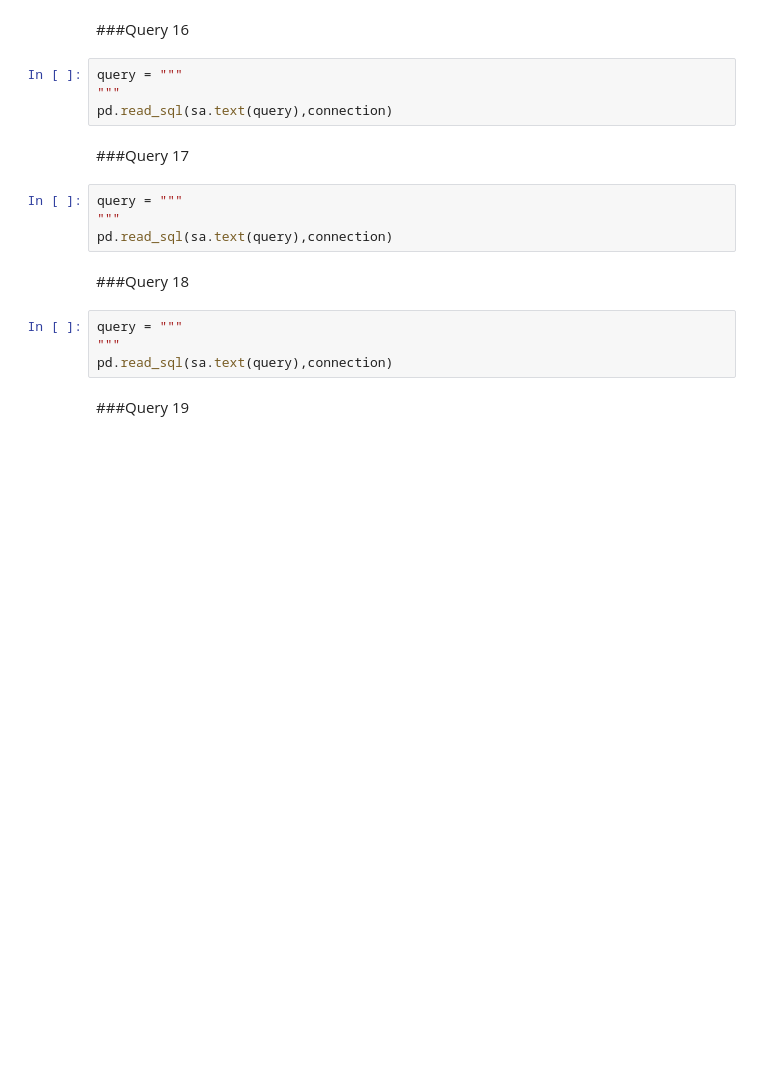
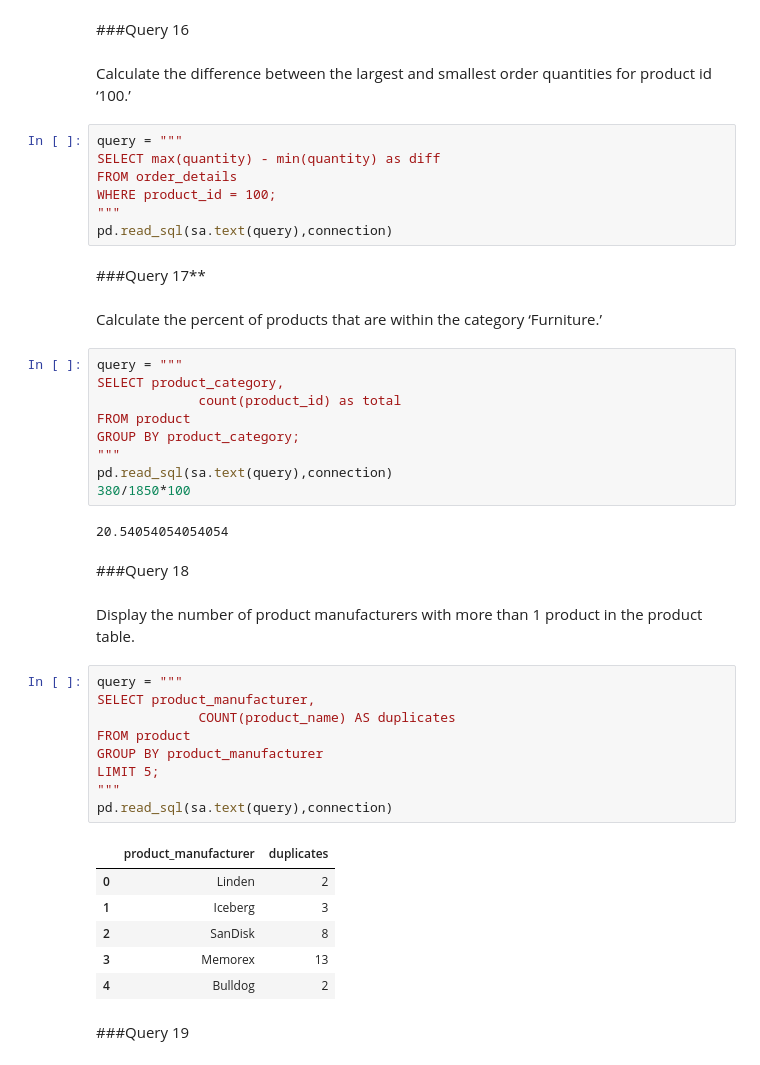
Before and after one commit to sarahajbane/colab_workbook_templates, a Jupyter notebook: MS_unicorn_project.ipynb, the cells around one changed output. Cells and saved outputs as stored; diff of their text form; blank space fills up the shorter version.

```diff
--- a/MS_unicorn_project.ipynb
+++ b/MS_unicorn_project.ipynb
@@ -371,20 +384,48 @@ pd.read_sql(sa.text(query),connection)
 # %% [markdown]
 ###Query 16
+# %% [markdown]
+Calculate the difference between the largest and smallest order quantities for product id ‘100.’
 # %%
 query = """
+SELECT max(quantity) - min(quantity) as diff
+FROM order_details
+WHERE product_id = 100;
 """
 pd.read_sql(sa.text(query),connection)
 # %% [markdown]
-###Query 17
+###Query 17**
+# %% [markdown]
+Calculate the percent of products that are within the category ‘Furniture.’
 # %%
 query = """
+SELECT product_category,
+			 count(product_id) as total
+FROM product
+GROUP BY product_category;
 """
 pd.read_sql(sa.text(query),connection)
+380/1850*100
+# %% [output]
+20.54054054054054
 # %% [markdown]
 ###Query 18
+# %% [markdown]
+Display the number of product manufacturers with more than 1 product in the product table.
 # %%
 query = """
+SELECT product_manufacturer,
+			 COUNT(product_name) AS duplicates
+FROM product
+GROUP BY product_manufacturer
+LIMIT 5;
 """
 pd.read_sql(sa.text(query),connection)
+# %% [output]
+|  | product_manufacturer | duplicates |
+| 0 | Linden | 2 |
+| 1 | Iceberg | 3 |
+| 2 | SanDisk | 8 |
+| 3 | Memorex | 13 |
+| 4 | Bulldog | 2 |
 # %% [markdown]
 ###Query 19
```
Also changed, not shown: parts of 7 cells of this notebook.
